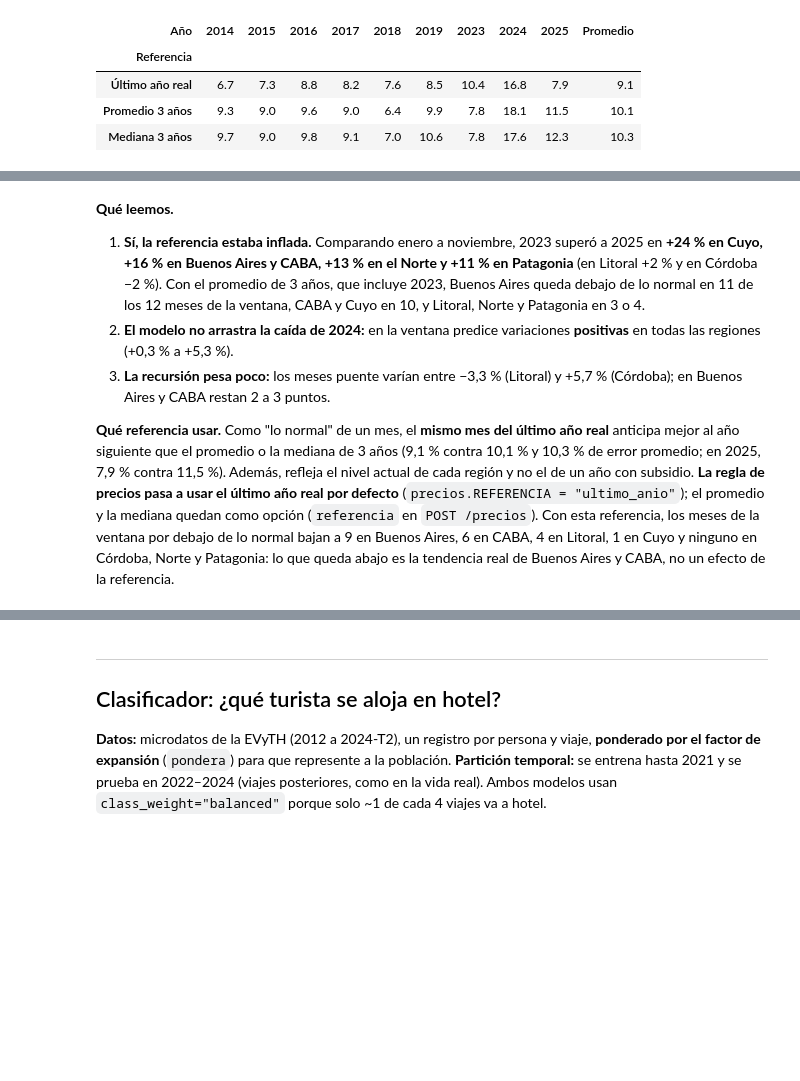
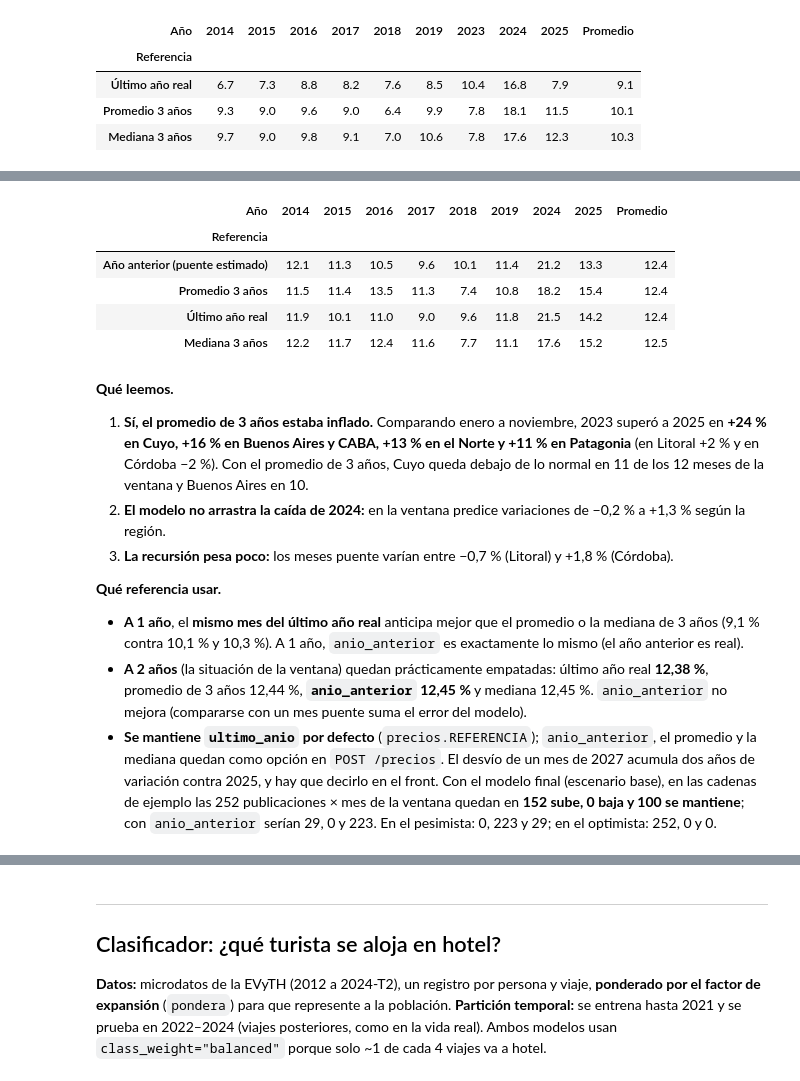
Before and after one commit to GianImpedovo/TPO-CD, a Jupyter notebook: notebooks/02_modelos.ipynb, the cells around one changed output, grey strips where cells are left out. Drawn from its saved outputs; the diff is of its cells as text; code cells hidden in the pictures; blank space fills up the shorter version.

```diff
--- a/notebooks/02_modelos.ipynb
+++ b/notebooks/02_modelos.ipynb
@@ -764,11 +806,46 @@ tabla_ref.round(1).sort_values("Promedio")
+# %%
+filas = []
+for anio in ANIOS_BACKTEST:
+    if anio - 1 not in set(u_r.index.year):
+        continue
+    entrenamiento = u_r[u_r.index.year < anio - 1]
+    rf_bt = pipeline_region(modelos_region()["Random Forest"], FEATURES_REGION).fit(entrenamiento[FEATURES_REGION], entrenamiento.var_viajeros)
+    for r in REGIONES:
+        d_r = dfr[dfr.region == r]
+        u_reg = u_r[u_r.region == r]
+        previo, prueba = u_reg[u_reg.index.year == anio - 1], u_reg[u_reg.index.year == anio]
+        puente_bt = pd.Series(a_viajeros(previo, rf_bt.predict(previo[FEATURES_REGION])).values, index=previo.index)
+        real = d_r.loc[~d_r.pandemia, TARGET].dropna()
+        for f, y in prueba[TARGET].items():
+            previos = real[(real.index.month == f.month) & (real.index.year <= anio - 2)]
+            refs = {"Año anterior (puente estimado)": puente_bt.get(f - pd.DateOffset(years=1), np.nan),
+                    "Último año real": previos.iloc[-1], "Promedio 3 años": previos.iloc[-3:].mean(),
+                    "Mediana 3 años": previos.iloc[-3:].median()}
+            filas += [{"Región": r, "Año": anio, "Referencia": n, "APE": abs(v / y - 1) * 100} for n, v in refs.items()]
+ref_2 = pd.DataFrame(filas).dropna()
+por_region_anio = ref_2.groupby(["Referencia", "Región", "Año"]).APE.mean()
+tabla_ref_2 = por_region_anio.groupby(["Referencia", "Año"]).mean().unstack()
+tabla_ref_2["Promedio"] = por_region_anio.groupby(["Referencia", "Región"]).mean().groupby("Referencia").mean()
+tabla_ref_2.round(1).sort_values("Promedio")
+# %% [output]
+| Año | 2014 | 2015 | 2016 | 2017 | 2018 | 2019 | 2024 | 2025 | Promedio |
+| Referencia |  |  |  |  |  |  |  |  |  |
+| Año anterior (puente estimado) | 12.1 | 11.3 | 10.5 | 9.6 | 10.1 | 11.4 | 21.2 | 13.3 | 12.4 |
+| Promedio 3 años | 11.5 | 11.4 | 13.5 | 11.3 | 7.4 | 10.8 | 18.2 | 15.4 | 12.4 |
+| Último año real | 11.9 | 10.1 | 11.0 | 9.0 | 9.6 | 11.8 | 21.5 | 14.2 | 12.4 |
+| Mediana 3 años | 12.2 | 11.7 | 12.4 | 11.6 | 7.7 | 11.1 | 17.6 | 15.2 | 12.5 |
 # %% [markdown]
 **Qué leemos.**
 
-1. **Sí, la referencia estaba inflada.** Comparando enero a noviembre, 2023 superó a 2025 en **+24 % en Cuyo, +16 % en Buenos Aires y CABA, +13 % en el Norte y +11 % en Patagonia** (en Litoral +2 % y en Córdoba −2 %). Con el promedio de 3 años, que incluye 2023, Buenos Aires queda debajo de lo normal en 11 de los 12 meses de la ventana, CABA y Cuyo en 10, y Litoral, Norte y Patagonia en 3 o 4.
-2. **El modelo no arrastra la caída de 2024:** en la ventana predice variaciones **positivas** en todas las regiones (+0,3 % a +5,3 %).
-3. **La recursión pesa poco:** los meses puente varían entre −3,3 % (Litoral) y +5,7 % (Córdoba); en Buenos Aires y CABA restan 2 a 3 puntos.
+1. **Sí, el promedio de 3 años estaba inflado.** Comparando enero a noviembre, 2023 superó a 2025 en **+24 % en Cuyo, +16 % en Buenos Aires y CABA, +13 % en el Norte y +11 % en Patagonia** (en Litoral +2 % y en Córdoba −2 %). Con el promedio de 3 años, Cuyo queda debajo de lo normal en 11 de los 12 meses de la ventana y Buenos Aires en 10.
+2. **El modelo no arrastra la caída de 2024:** en la ventana predice variaciones de −0,2 % a +1,3 % según la región.
+3. **La recursión pesa poco:** los meses puente varían entre −0,7 % (Litoral) y +1,8 % (Córdoba).
 
-**Qué referencia usar.** Como "lo normal" de un mes, el **mismo mes del último año real** anticipa mejor al año siguiente que el promedio o la mediana de 3 años (9,1 % contra 10,1 % y 10,3 % de error promedio; en 2025, 7,9 % contra 11,5 %). Además, refleja el nivel actual de cada región y no el de un año con subsidio. **La regla de precios pasa a usar el último año real por defecto** (`precios.REFERENCIA = "ultimo_anio"`); el promedio y la mediana quedan como opción (`referencia` en `POST /precios`). Con esta referencia, los meses de la ventana por debajo de lo normal bajan a 9 en Buenos Aires, 6 en CABA, 4 en Litoral, 1 en Cuyo y ninguno en Córdoba, Norte y Patagonia: lo que queda abajo es la tendencia real de Buenos Aires y CABA, no un efecto de la referencia.
+**Qué referencia usar.**
+
+- **A 1 año**, el **mismo mes del último año real** anticipa mejor que el promedio o la mediana de 3 años (9,1 % contra 10,1 % y 10,3 %). A 1 año, `anio_anterior` es exactamente lo mismo (el año anterior es real).
+- **A 2 años** (la situación de la ventana) quedan prácticamente empatadas: último año real **12,38 %**, promedio de 3 años 12,44 %, **`anio_anterior` 12,45 %** y mediana 12,45 %. `anio_anterior` no mejora (compararse con un mes puente suma el error del modelo).
+- **Se mantiene `ultimo_anio` por defecto** (`precios.REFERENCIA`); `anio_anterior`, el promedio y la mediana quedan como opción en `POST /precios`. El desvío de un mes de 2027 acumula dos años de variación contra 2025, y hay que decirlo en el front. Con el modelo final (escenario base), en las cadenas de ejemplo las 252 publicaciones × mes de la ventana quedan en **152 sube, 0 baja y 100 se mantiene**; con `anio_anterior` serían 29, 0 y 223. En el pesimista: 0, 223 y 29; en el optimista: 252, 0 y 0.
 # %% [markdown]
 ### Decisiones tomadas (demanda por región y precios)
 
```
Also changed, not shown: parts of 20 cells of this notebook, 9 other files.
